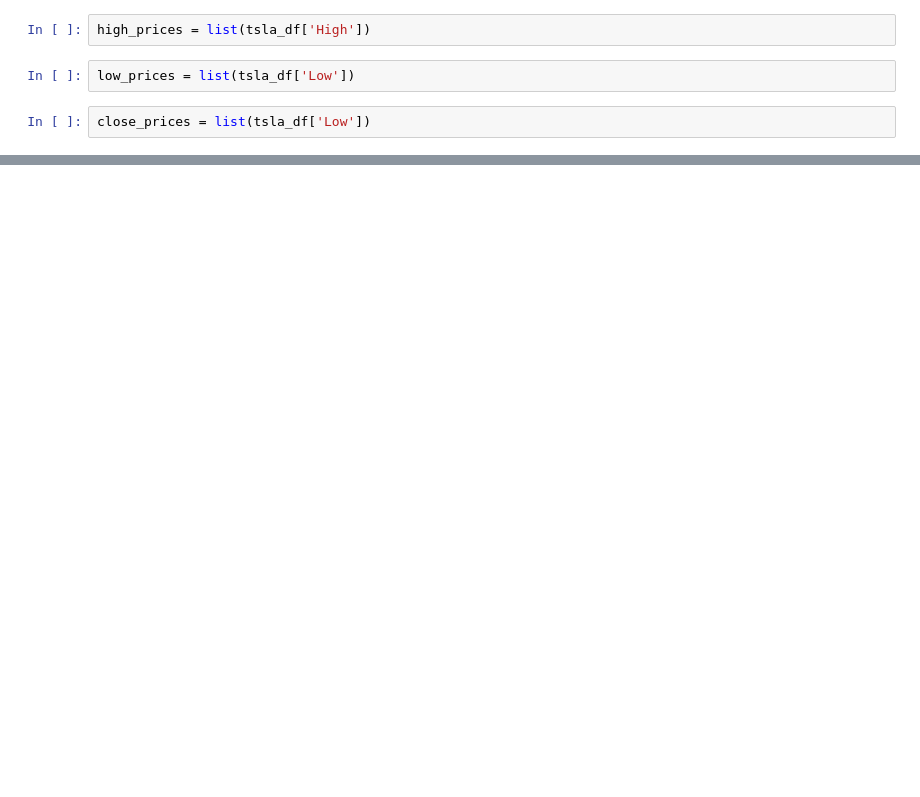
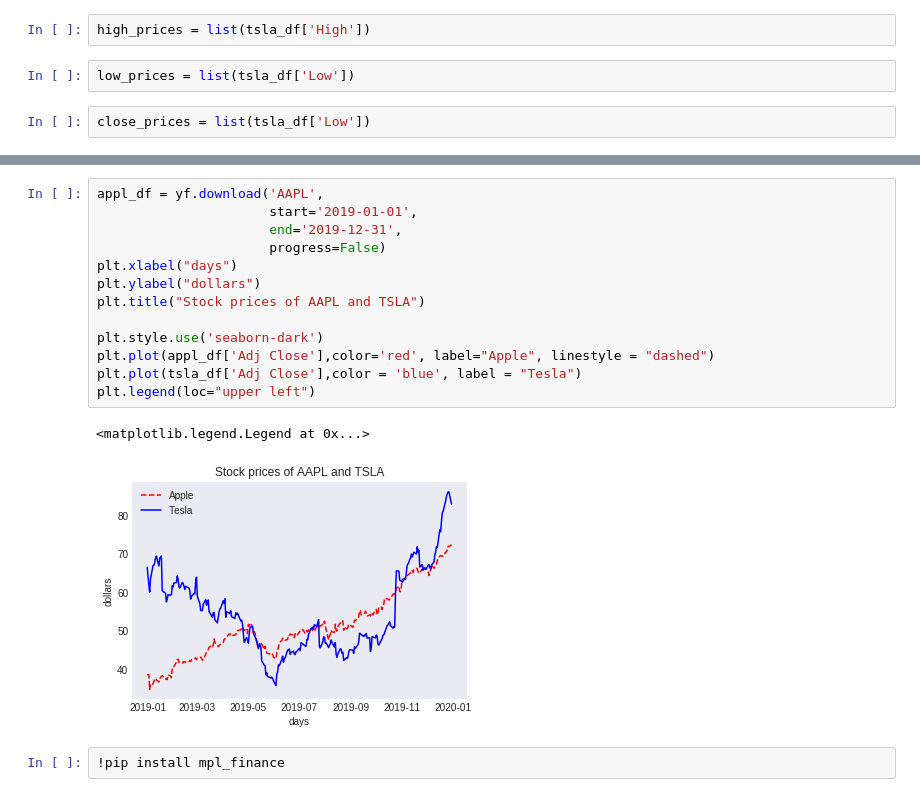
Before and after one commit to IliasSuvanov/DSforEconomists, a Jupyter notebook: Seminar2/Untitled.ipynb, the cells around one changed output, grey strips where cells are left out. Cells and saved outputs as stored; diff of their text form; blank space fills up the shorter version.

```diff
--- a/Seminar2/Untitled.ipynb
+++ b/Seminar2/Untitled.ipynb
@@ -137,0 +138,18 @@ plt.legend(loc = "lower left")
+# %%
+appl_df = yf.download('AAPL',
+                      start='2019-01-01',
+                      end='2019-12-31',
+                      progress=False)
+plt.xlabel("days")
+plt.ylabel("dollars")
+plt.title("Stock prices of AAPL and TSLA")
+
+plt.style.use('seaborn-dark')
+plt.plot(appl_df['Adj Close'],color='red', label="Apple", linestyle = "dashed")
+plt.plot(tsla_df['Adj Close'],color = 'blue', label = "Tesla")
+plt.legend(loc="upper left")
+# %% [output]
+<matplotlib.legend.Legend at 0x...>
+[figure, added]
+# %%
+!pip install mpl_finance
```
Also changed, not shown: parts of 12 cells of this notebook.
